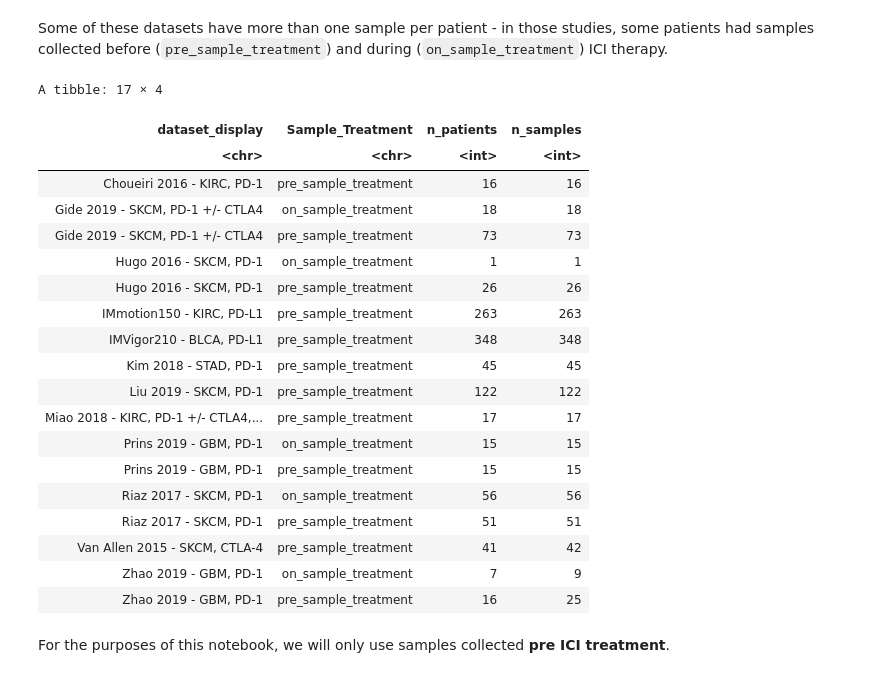
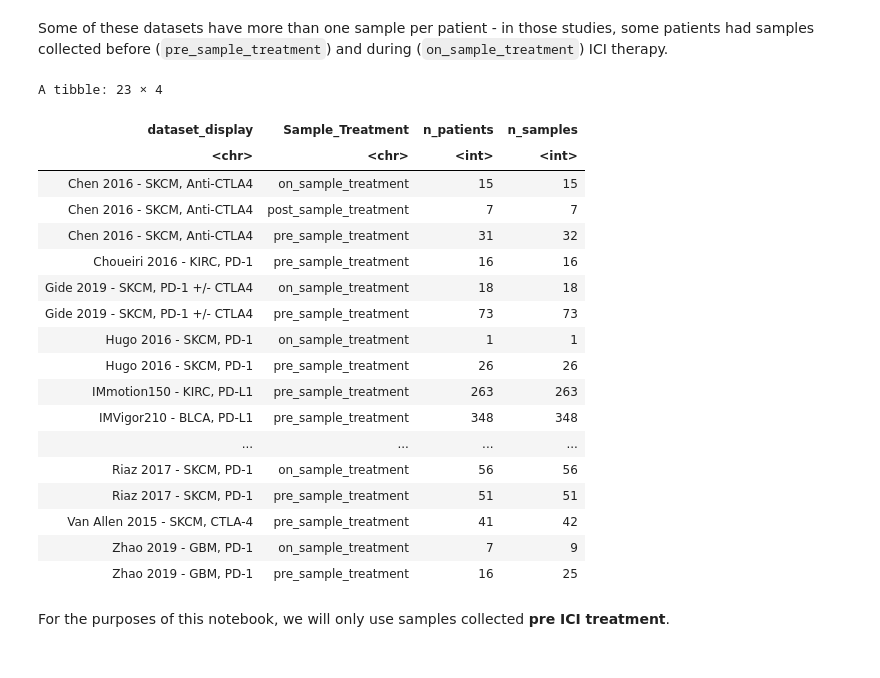
Before and after one commit to CRI-iAtlas/iatlas-notebooks, a Jupyter notebook: ici_models_elastic_net.ipynb, the cells around one changed output. Saved outputs shown, nothing was run; the diff lists cells and outputs as text; code cells hidden in the pictures.

```diff
--- a/ici_models_elastic_net.ipynb
+++ b/ici_models_elastic_net.ipynb
@@ -74,6 +76,6 @@ As a first step, let's take a look at the available datasets and features. We wi
 # %%
 #getting ICI data
 #datasets that we have in the iAtlas database
-ici_datasets <- iatlas.api.client::query_datasets(types = "ici")
+ici_datasets <- iatlasGraphQLClient::query_datasets(types = "ici")
 ici_datasets
 # %% [output]
@@ -154,7 +159,7 @@ A tibble: 5 × 7
 We will use as possible outcome variable Responder, Clinical Benefit and Progressor, which consist in grouping different levels of mRECIST into two categories.
 # %%
 outcome_variables  <- c("Responder", "Clinical_Benefit", "Progression")
-iatlas.api.client::query_tags_with_parent_tags(parent_tags = outcome_variables) %>%
+iatlasGraphQLClient::query_tags_with_parent_tags(parent_tags = outcome_variables) %>%
     dplyr::select(parent_tag_name, parent_tag_characteristics, tag_name, tag_short_display, tag_characteristics) %>%
     dplyr::arrange(parent_tag_name)
 # %% [output]
@@ -177,15 +182,15 @@ Now, let's take a closer look at the ICI datasets that we have available. First,
 overview_treatment <- c("TCGA_Study", "ICI_Rx") #name of the groups of interest. Check the clinical_options df for more options
 
 #Organize a dataframe with all patients IDs and samples IDs
-all_ici_patients  <- iatlas.api.client::query_dataset_samples(datasets = ici_datasets$name) %>% #get samples id for the ICI datasets
+all_ici_patients  <- iatlasGraphQLClient::query_dataset_samples(datasets = ici_datasets$name) %>% #get samples id for the ICI datasets
   dplyr::inner_join( #add patient id info
-    iatlas.api.client::query_sample_patients(),
+    iatlasGraphQLClient::query_sample_patients(),
     by = "sample_name"
   )
 
 all_ici_patients %>%
   dplyr::inner_join(
-    iatlas.api.client::query_tag_samples_parents(parent_tags = overview_treatment), #query the values of TCGA_Study and ICI_Rx for each sample
+    iatlasGraphQLClient::query_tag_samples_parents(parent_tags = overview_treatment), #query the values of TCGA_Study and ICI_Rx for each sample
     by = "sample_name") %>%
   get_wide_df(., #this function converts the dataframe from a long to a wide format
               names_from_column = "parent_tag_name",
@@ -221,21 +226,24 @@ Some of these datasets have more than one sample per patient - in those studies,
 # %%
 all_ici_patients %>%
   dplyr::inner_join(
-    iatlas.api.client::query_tag_samples_parents(parent_tags = "Sample_Treatment"),
+    iatlasGraphQLClient::query_tag_samples_parents(parent_tags = "Sample_Treatment"),
     by = "sample_name") %>%
   get_wide_df(.,
               names_from_column = "parent_tag_name",
               values_from_column = "tag_name",
               columns_to_keep = c("patient_name", "sample_name", "dataset_display")) %>%
   dplyr::group_by(dataset_display, dplyr::across(dplyr::all_of("Sample_Treatment"))) %>%
   dplyr::summarise(
     n_patients = n_distinct(patient_name),
     n_samples = dplyr::n_distinct(sample_name),
   .groups = "drop")
 # %% [output]
-A tibble: 17 × 4
+A tibble: 23 × 4
 | dataset_display | Sample_Treatment | n_patients | n_samples |
 | <chr> | <chr> | <int> | <int> |
+| Chen 2016 - SKCM, Anti-CTLA4 | on_sample_treatment | 15 | 15 |
+| Chen 2016 - SKCM, Anti-CTLA4 | post_sample_treatment | 7 | 7 |
+| Chen 2016 - SKCM, Anti-CTLA4 | pre_sample_treatment | 31 | 32 |
 | Choueiri 2016 - KIRC, PD-1 | pre_sample_treatment | 16 | 16 |
 | Gide 2019 - SKCM, PD-1 +/- CTLA4 | on_sample_treatment | 18 | 18 |
 | Gide 2019 - SKCM, PD-1 +/- CTLA4 | pre_sample_treatment | 73 | 73 |
@@ -243,11 +251,7 @@ A tibble: 17 × 4
 | Hugo 2016 - SKCM, PD-1 | pre_sample_treatment | 26 | 26 |
 | IMmotion150 - KIRC, PD-L1 | pre_sample_treatment | 263 | 263 |
 | IMVigor210 - BLCA, PD-L1 | pre_sample_treatment | 348 | 348 |
-| Kim 2018 - STAD, PD-1 | pre_sample_treatment | 45 | 45 |
-| Liu 2019 - SKCM, PD-1 | pre_sample_treatment | 122 | 122 |
-| Miao 2018 - KIRC, PD-1 +/- CTLA4,... | pre_sample_treatment | 17 | 17 |
-| Prins 2019 - GBM, PD-1 | on_sample_treatment | 15 | 15 |
-| Prins 2019 - GBM, PD-1 | pre_sample_treatment | 15 | 15 |
+| ... | ... | ... | ... |
 | Riaz 2017 - SKCM, PD-1 | on_sample_treatment | 56 | 56 |
 | Riaz 2017 - SKCM, PD-1 | pre_sample_treatment | 51 | 51 |
 | Van Allen 2015 - SKCM, CTLA-4 | pre_sample_treatment | 41 | 42 |
```
Also changed, not shown: parts of 10 cells of this notebook, 3 other files.
